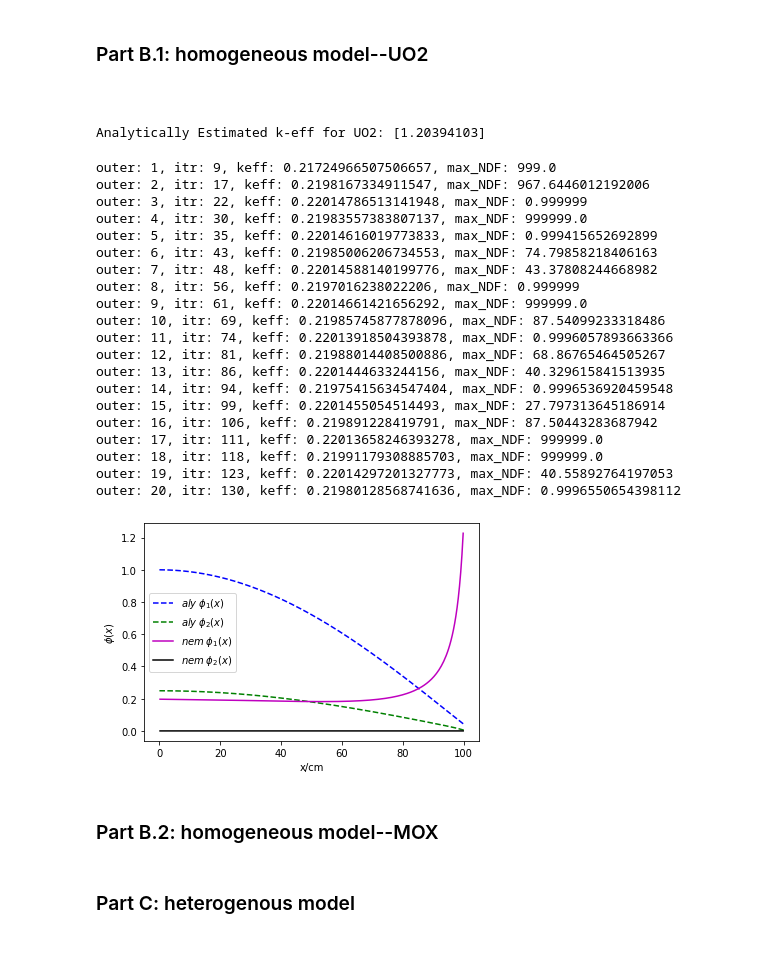
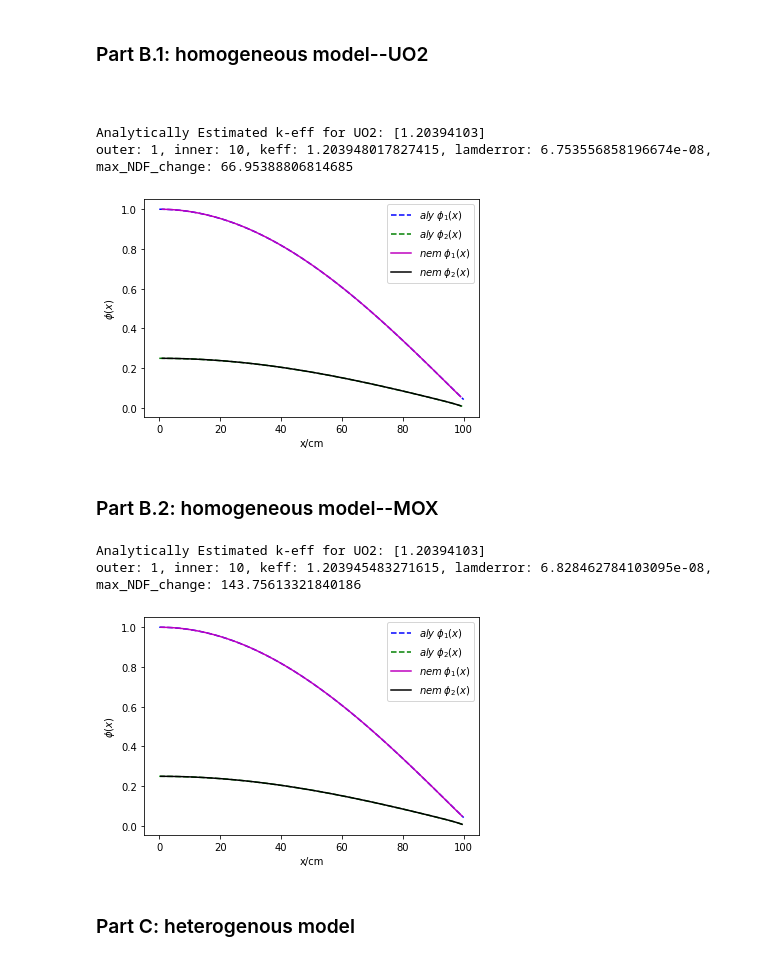
Before and after one commit to sjtao98/NUCL610, a Jupyter notebook: Project2/NUCL610_Project2.ipynb, the cells around one changed output. Drawn from its saved outputs; the diff is of its cells as text; code cells hidden in the pictures.

```diff
--- a/Project2/NUCL610_Project2.ipynb
+++ b/Project2/NUCL610_Project2.ipynb
@@ -323,7 +323,7 @@ def _GeoInit(CASE, THICKNESS, MESH):
       Sigss[i][1][1] = 1
       D[i][0] = 1/3.0/Sigtr[i][0]
       D[i][1] = 1/3.0/Sigtr[i][1]
-      Chi[i][0] = 0.999
+      Chi[i][0] = 0.99999
       Chi[i][1] = 1 - Chi[i][0]
   return (u, h, ua, Siga, Sigtr, nuSigf, Sigss, D, Chi)
 # %%
@@ -746,57 +814,40 @@ def _CmfdNemSolver(CASE, THICKNESS, bconl, bconr, nmesh, maxinner, maxouter, WSs
 # %%
 #analytical solver
 [xa, phia, keff] = _analytical("UO2", 0.8)
 
 #CMFD+NEM solver
 CASE = ['UO2','UO2','UO2','UO2','UO2']
 THICKNESS = [20, 20, 20, 20, 20]
 bconl = 0 #reflective
 bconr = 1 #vacuum
-nmesh = 1 + 5 * 50
-maxinner = 100
-maxouter = 20
-CritNDF  = 1E-6
+nmesh = 1 + 5 * 10
+maxinner = 50
+maxouter = 50
+CritNDF  = 1E-8
 CritK    = 1E-6
 WSswitch = 1
 lamdinit = 1
-[xs, lamd, phis, Inner, Outer] = _CmfdNemSolver(CASE, THICKNESS, bconl, bconr, nmesh, maxinner, maxouter, WSswitch, CritK, CritNDF, lamdinit)
+[xs, lamd, phis, Inner, Outer] = _CmfdNemSolver(CASE, THICKNESS, bconl, bconr, \
+                                                nmesh, maxinner, maxouter, WSswitch, \
+                                                CritK, CritNDF, lamdinit)
 
 plt.plot(xa, phia[:,0], 'b--', label = "$aly \; \phi_1(x)$")
 plt.plot(xa, phia[:,1], 'g--', label = "$aly \; \phi_2(x)$")
-plt.plot(xs, phis[:,0], 'm-', label = "$nem \; \phi_1(x)$")
-plt.plot(xs, phis[:,1], 'k-', label = "$nem \; \phi_2(x)$")
+plt.plot(xs, phis[:,0]/phis[0][0], 'm-', label = "$nem \; \phi_1(x)$") #scale to 1
+plt.plot(xs, phis[:,1]/phis[0][0], 'k-', label = "$nem \; \phi_2(x)$")
 plt.yscale("linear")
 plt.xlabel('x/cm')
 plt.ylabel('$\phi(x)$')
 plt.legend()
 plt.show()
 # %% [output]
 Analytically Estimated k-eff for UO2: [1.20394103]
+outer: 1, inner: 10, keff: 1.203948017827415, lamderror: 6.753556858196674e-08, max_NDF_change: 66.95388806814685
-outer: 1, itr: 9, keff: 0.21724966507506657, max_NDF: 999.0
-outer: 2, itr: 17, keff: 0.2198167334911547, max_NDF: 967.6446012192006
-outer: 3, itr: 22, keff: 0.22014786513141948, max_NDF: 0.999999
-outer: 4, itr: 30, keff: 0.21983557383807137, max_NDF: 999999.0
-outer: 5, itr: 35, keff: 0.22014616019773833, max_NDF: 0.999415652692899
-outer: 6, itr: 43, keff: 0.21985006206734553, max_NDF: 74.79858218406163
-outer: 7, itr: 48, keff: 0.22014588140199776, max_NDF: 43.37808244668982
-outer: 8, itr: 56, keff: 0.2197016238022206, max_NDF: 0.999999
-outer: 9, itr: 61, keff: 0.22014661421656292, max_NDF: 999999.0
-outer: 10, itr: 69, keff: 0.21985745877878096, max_NDF: 87.54099233318486
-outer: 11, itr: 74, keff: 0.22013918504393878, max_NDF: 0.9996057893663366
-outer: 12, itr: 81, keff: 0.21988014408500886, max_NDF: 68.86765464505267
-outer: 13, itr: 86, keff: 0.2201444633244156, max_NDF: 40.329615841513935
-outer: 14, itr: 94, keff: 0.21975415634547404, max_NDF: 0.9996536920459548
-outer: 15, itr: 99, keff: 0.2201455054514493, max_NDF: 27.797313645186914
-outer: 16, itr: 106, keff: 0.219891228419791, max_NDF: 87.50443283687942
-outer: 17, itr: 111, keff: 0.22013658246393278, max_NDF: 999999.0
-outer: 18, itr: 118, keff: 0.21991179308885703, max_NDF: 999999.0
-outer: 19, itr: 123, keff: 0.22014297201327773, max_NDF: 40.55892764197053
-outer: 20, itr: 130, keff: 0.21980128568741636, max_NDF: 0.9996550654398112
-[figure, old version]
+[figure, new version]
 # %% [markdown]
 ### Part B.2: homogeneous model--MOX
 # %%
-"""
+
 #analytical solver
 [xa, phia, keff] = _analytical("UO2", 0.8)
 
@@ -809,19 +860,22 @@ maxouter = 20
 CritNDF  = 1E-6
 CritK    = 1E-6
 WSswitch = 1
-lamdinit = 1
+lamdinit = 0.8
 [xs, lamd, phis, Inner, Outer] = _CmfdNemSolver(CASE, THICKNESS, bconl, bconr, nmesh, maxinner, maxouter, WSswitch, CritK, CritNDF, lamdinit)
 
 plt.plot(xa, phia[:,0], 'b--', label = "$aly \; \phi_1(x)$")
 plt.plot(xa, phia[:,1], 'g--', label = "$aly \; \phi_2(x)$")
-plt.plot(xs, phis[:,0], 'm-', label = "$nem \; \phi_1(x)$")
-plt.plot(xs, phis[:,1], 'k-', label = "$nem \; \phi_2(x)$")
+plt.plot(xs, phis[:,0]/phis[0][0], 'm-', label = "$nem \; \phi_1(x)$")
+plt.plot(xs, phis[:,1]/phis[0][0], 'k-', label = "$nem \; \phi_2(x)$")
 plt.yscale("linear")
 plt.xlabel('x/cm')
 plt.ylabel('$\phi(x)$')
 plt.legend()
 plt.show()
-"""
+# %% [output]
+Analytically Estimated k-eff for UO2: [1.20394103]
+outer: 1, inner: 10, keff: 1.203945483271615, lamderror: 6.828462784103095e-08, max_NDF_change: 143.75613321840186
+[figure, added]
 # %% [markdown]
 ### Part C: heterogenous model
 # %%
```
Also changed, not shown: parts of 6 cells of this notebook.
